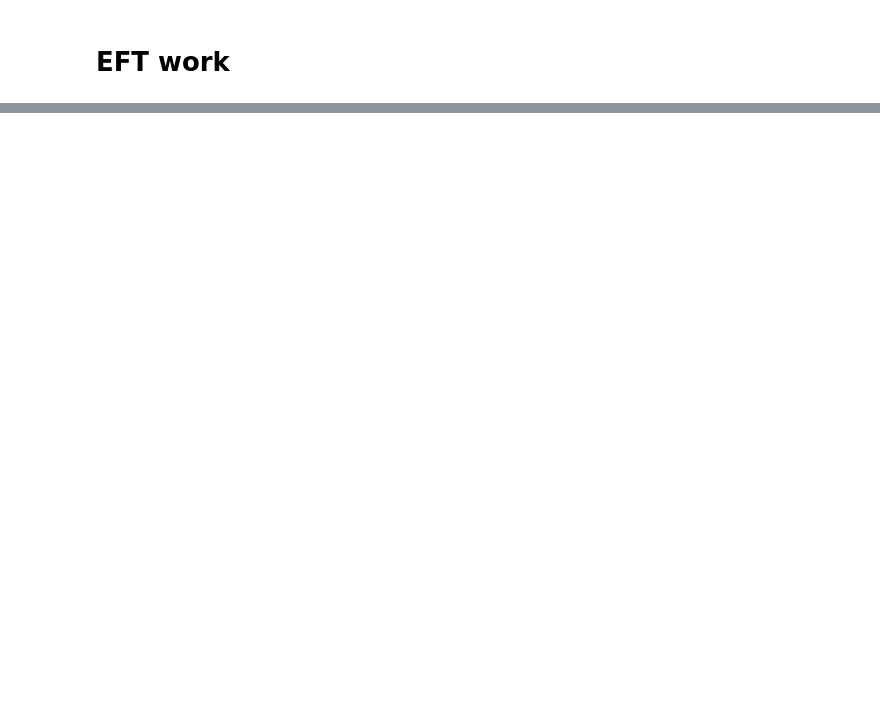
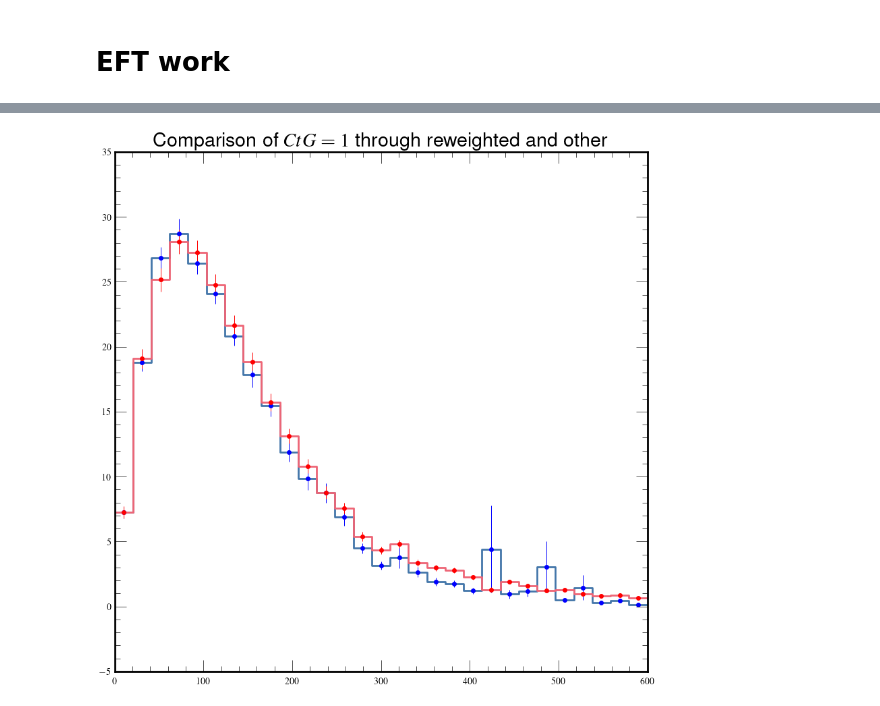
Before and after one commit to craigmadethis/LHEImport, a Jupyter notebook: ttz_05_eft.ipynb, the cells around one changed output, grey strips where cells are left out. Saved outputs shown, nothing was run; the diff lists cells and outputs as text; code cells hidden in the pictures; blank space fills up the shorter version.

```diff
--- a/ttz_05_eft.ipynb
+++ b/ttz_05_eft.ipynb
@@ -81,3 +119,44 @@ for ind, row in df_run_09[:2].iterrows():
+# %%
+raw_bins = bins
+# use_bins = np.concatenate([np.array([-np.inf]), raw_bins, np.array([np.inf])])
+use_bins=raw_bins
+w = df_run_09['ctg_1_weight']
+x = df_run_09['ptz']
+y = df_run_03['ptz']
+w2 =df_run_03['weight']
+
+n, bin_edges = np.histogram(x,bins=use_bins, weights=w)
+n2, bin_edges2 = np.histogram(y,bins=use_bins, weights=w2)
+# n[1] += n[0]
+# n2[1] += n2[0]
+
+# n[-2]+=n[-1]
+# n2[-2]+=n2[-1]
+# n = n[1:-1]
+# n2 = n2[1:-1]
+bins=raw_bins
+centres = bins[:-1] + np.diff(bins)/2
+sum_w2 = []
+digits = np.digitize(x,bins)
+sum_w22 = []
+digits2 = np.digitize(y,bins)
+
+for i in range(len(bins)):
+    weights_in_curr_bin = w[np.where(digits==i)[0]]
+    weights_in_curr_bin2 = w2[np.where(digits==i)[0]]
+    sum_w2.append(np.sum(np.power(weights_in_curr_bin, 2)))
+    sum_w22.append(np.sum(np.power(weights_in_curr_bin2, 2)))
+err = np.sqrt(sum_w2)[1:]
+err2 = np.sqrt(sum_w22)[1:]
+
+plt.step(bins,np.append(n,n[-1]),where='post')
+plt.step(bins,np.append(n2,n2[-1]),where='post')
+plt.errorbar(centres, n, yerr=err,fmt='.b', linewidth=0.7)
+plt.errorbar(centres, n2, yerr=err2,fmt='.r', linewidth=0.7)
+plt.title('Comparison of $CtG=1$ through reweighted and other ')
+plt.show()
+# %% [output]
+[figure, added]
 # %%
 # weight generation
 # weights_ctg_1 = []
```
Also changed, not shown: parts of 11 cells of this notebook, 4 other files.
